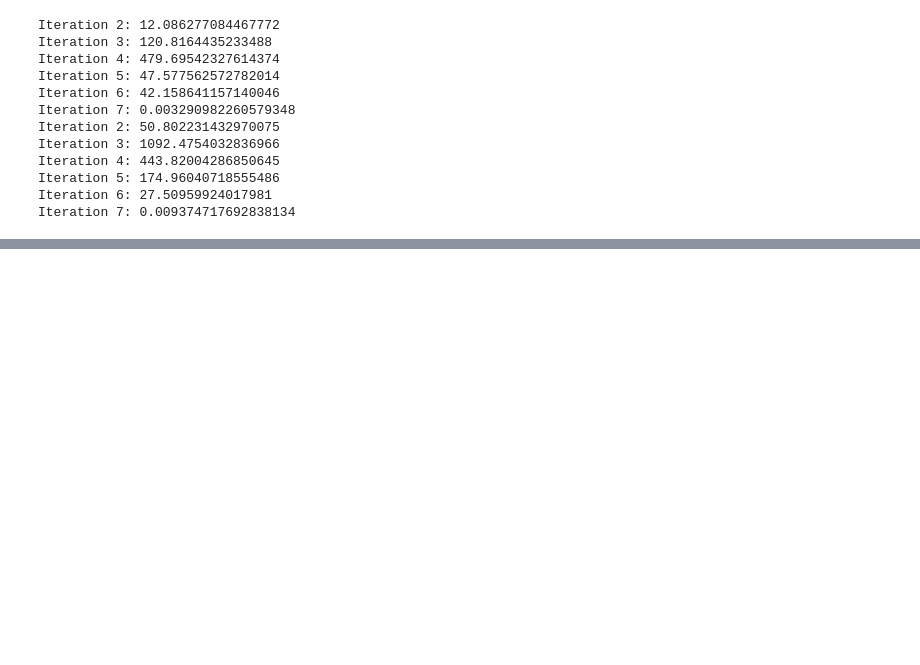
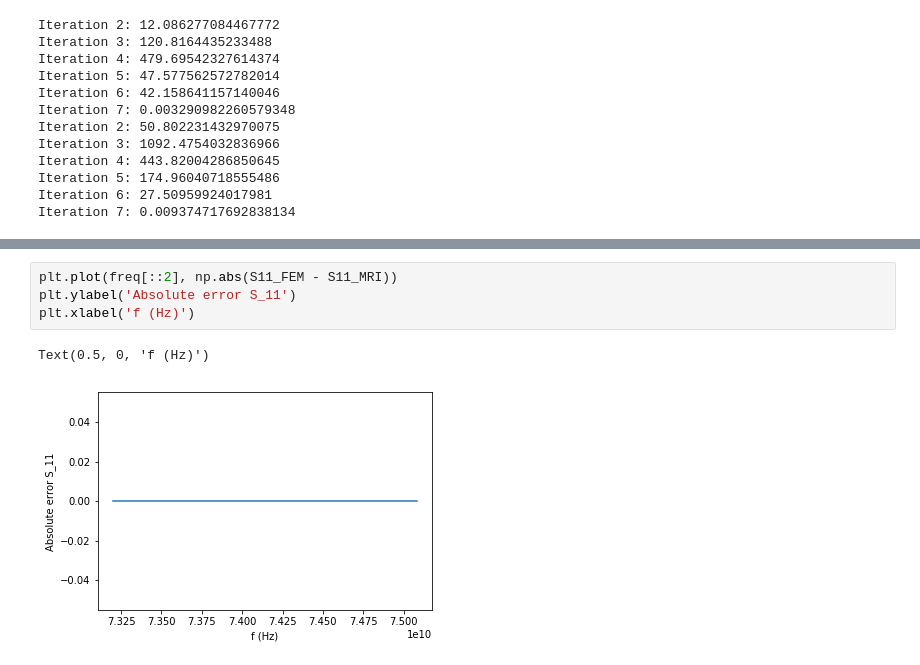
Before and after one commit to FMatti/Maxwell-MRI, a Jupyter notebook: examples/circular_waveguide_filter/circular_waveguide_filter.ipynb, the cells around one changed output, grey strips where cells are left out. Cells and saved outputs as stored; diff of their text form; blank space fills up the shorter version.

```diff
--- a/examples/circular_waveguide_filter/circular_waveguide_filter.ipynb
+++ b/examples/circular_waveguide_filter/circular_waveguide_filter.ipynb
@@ -170,0 +164,7 @@ S11_MRI, S21_MRI, S12_MRI, S22_MRI = get_scattering_coefficients(S_MRI)
+# %%
+plt.plot(freq[::2], np.abs(S11_FEM - S11_MRI))
+plt.ylabel('Absolute error S_11')
+plt.xlabel('f (Hz)')
+# %% [output]
+Text(0.5, 0, 'f (Hz)')
+[figure, added]
```
Also changed, not shown: parts of 5 cells of this notebook, 4 other files.
